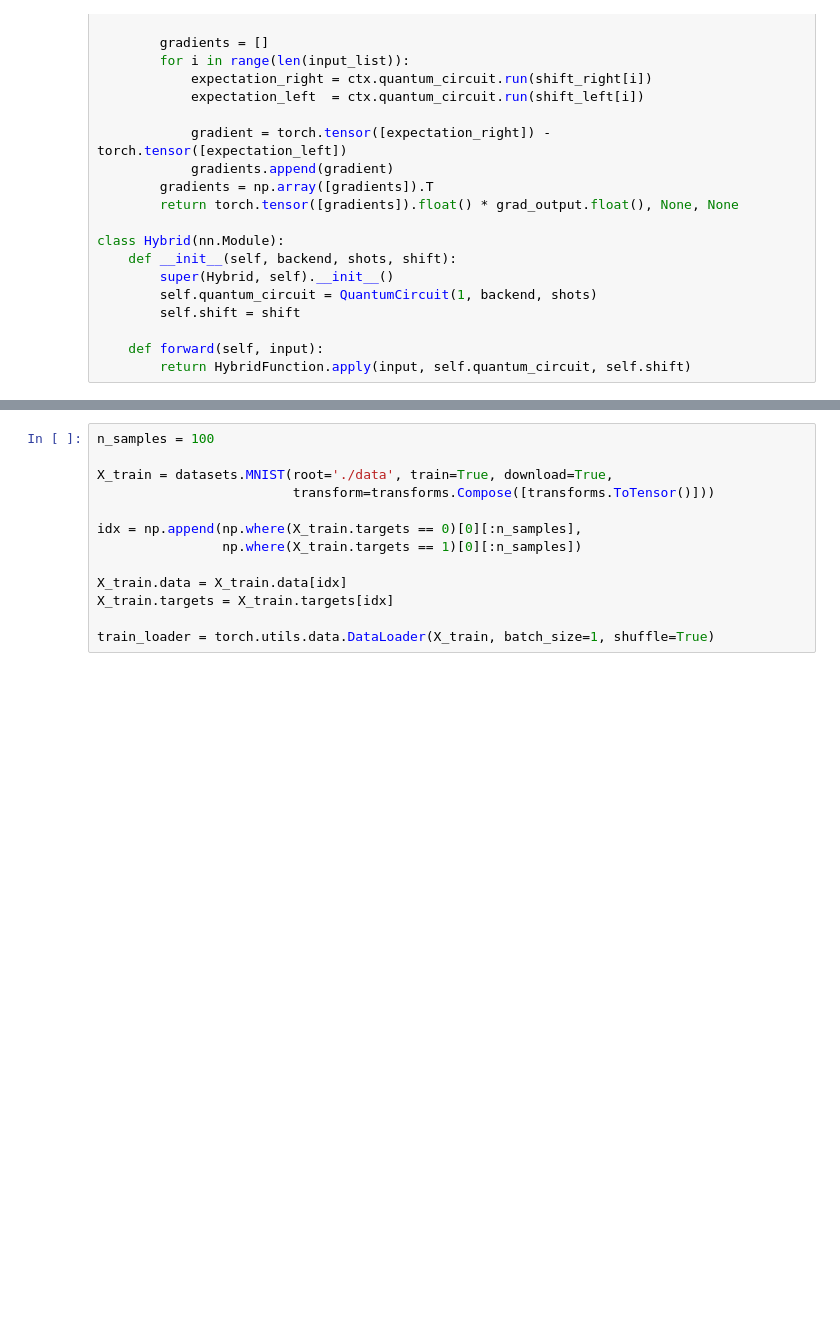
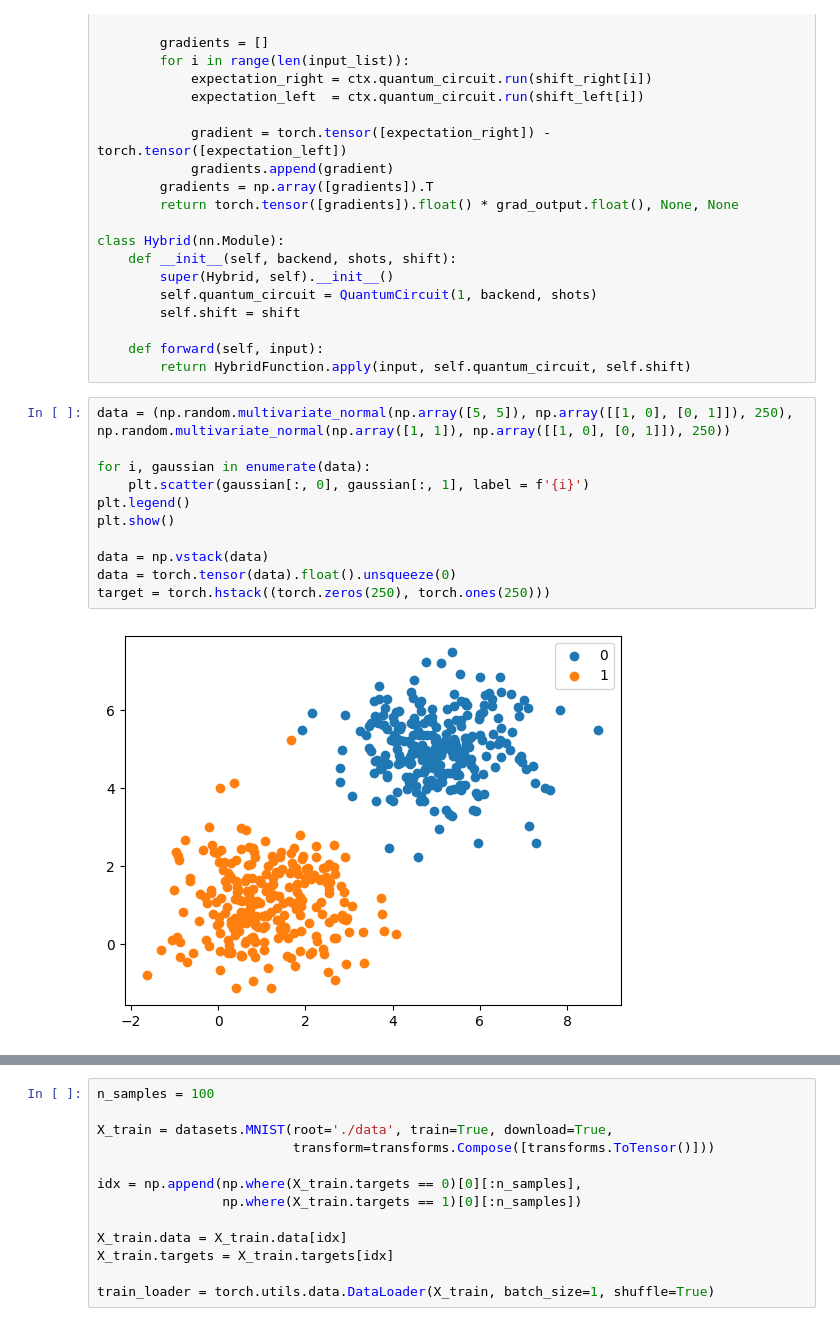
Before and after one commit to abi-kothapalli/CS4260_QML, a Jupyter notebook: CS_4260_QML_RYGate.ipynb, the cells around one changed output, grey strips where cells are left out. Cells and saved outputs as stored; diff of their text form; blank space fills up the shorter version.

```diff
--- a/CS_4260_QML_RYGate.ipynb
+++ b/CS_4260_QML_RYGate.ipynb
@@ -93,3 +93,16 @@ class Hybrid(nn.Module):
 
     def forward(self, input):
         return HybridFunction.apply(input, self.quantum_circuit, self.shift)
+# %%
+data = (np.random.multivariate_normal(np.array([5, 5]), np.array([[1, 0], [0, 1]]), 250), np.random.multivariate_normal(np.array([1, 1]), np.array([[1, 0], [0, 1]]), 250))
+
+for i, gaussian in enumerate(data):
+    plt.scatter(gaussian[:, 0], gaussian[:, 1], label = f'{i}')
+plt.legend()
+plt.show()
+
+data = np.vstack(data)
+data = torch.tensor(data).float().unsqueeze(0)
+target = torch.hstack((torch.zeros(250), torch.ones(250)))
+# %% [output]
+[figure, added]
```
Also changed, not shown: parts of 5 cells of this notebook.
